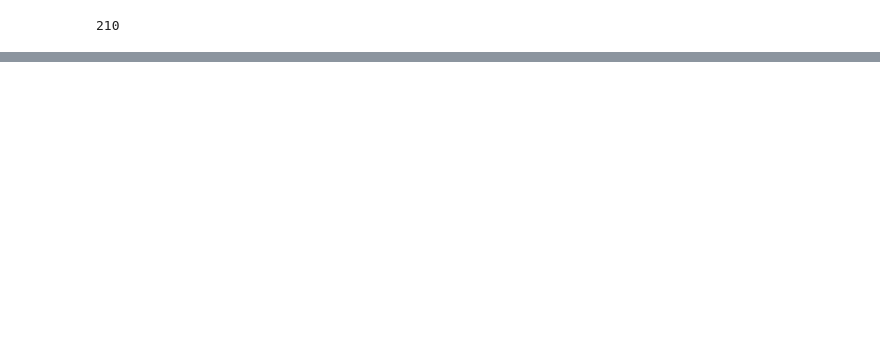
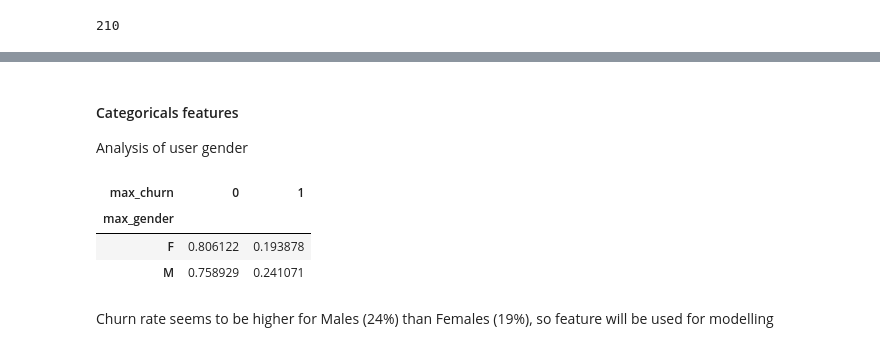
Before and after one commit to flaviofukabori/churn-prediction-spark, a Jupyter notebook: Sparkify.ipynb, the cells around one changed output, grey strips where cells are left out. Cells and saved outputs as stored; diff of their text form; code cells hidden in the pictures; blank space fills up the shorter version.

```diff
--- a/Sparkify.ipynb
+++ b/Sparkify.ipynb
@@ -513,0 +364,13 @@ Clean up your code, adding comments and renaming variables to make the code easi
+# %% [markdown]
+#### Categoricals features
+
+Analysis of user gender
+# %%
+pd.crosstab(user_pd['max_gender'], user_pd['max_churn']).apply(lambda x: x/x.sum(), axis=1)
+# %% [output]
+| max_churn | 0 | 1 |
+| max_gender |  |  |
+| F | 0.806122 | 0.193878 |
+| M | 0.758929 | 0.241071 |
+# %% [markdown]
+Churn rate seems to be higher for Males (24%) than Females (19%), so feature will be used for modelling
```
Also changed, not shown: parts of 86 cells of this notebook, 1 other file.
